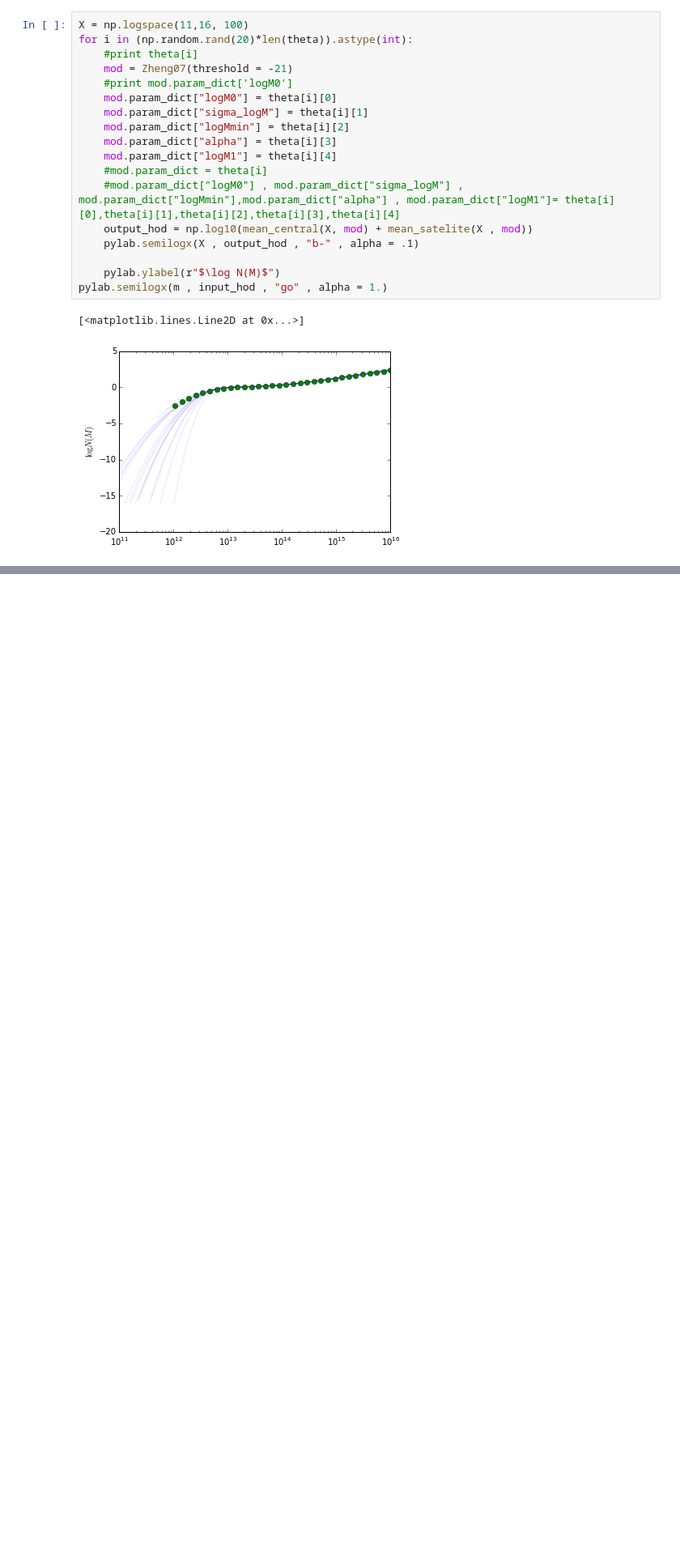
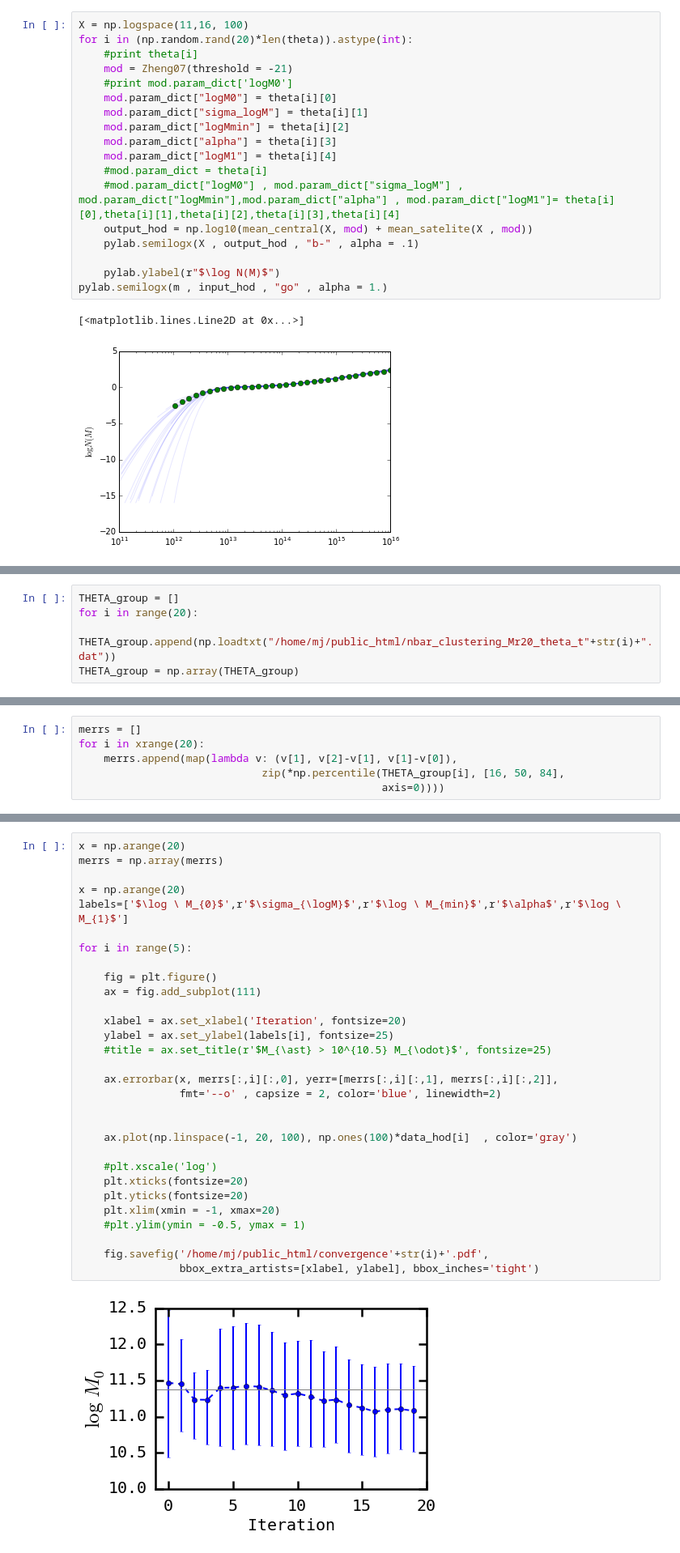
Before and after one commit to mjvakili/ccppabc, a Jupyter notebook: halo/code/Untitled1.ipynb, the cells around one changed output, grey strips where cells are left out. Shown: that part at 81% size. Cells and saved outputs as stored; diff of their text form; blank space fills up the shorter version.

```diff
--- a/halo/code/Untitled1.ipynb
+++ b/halo/code/Untitled1.ipynb
@@ -107,0 +181,5 @@ pylab.semilogx(m , input_hod , "go" , alpha = 1.)
+# %%
+THETA_group = []
+for i in range(20):
+    THETA_group.append(np.loadtxt("/home/mj/public_html/nbar_clustering_Mr20_theta_t"+str(i)+".dat"))
+THETA_group = np.array(THETA_group)
@@ -107,0 +190,6 @@ pylab.semilogx(m , input_hod , "go" , alpha = 1.)
+# %%
+merrs = []
+for i in xrange(20):
+    merrs.append(map(lambda v: (v[1], v[2]-v[1], v[1]-v[0]),
+                             zip(*np.percentile(THETA_group[i], [16, 50, 84],
+                                                axis=0))))
@@ -107,0 +200,32 @@ pylab.semilogx(m , input_hod , "go" , alpha = 1.)
+# %%
+x = np.arange(20)
+merrs = np.array(merrs)
+
+x = np.arange(20)
+labels=['$\log \ M_{0}$',r'$\sigma_{\logM}$',r'$\log \ M_{min}$',r'$\alpha$',r'$\log \ M_{1}$']
+
+for i in range(5):
+
+    fig = plt.figure()
+    ax = fig.add_subplot(111)
+
+    xlabel = ax.set_xlabel('Iteration', fontsize=20)
+    ylabel = ax.set_ylabel(labels[i], fontsize=25)
+    #title = ax.set_title(r'$M_{\ast} > 10^{10.5} M_{\odot}$', fontsize=25)
+
+    ax.errorbar(x, merrs[:,i][:,0], yerr=[merrs[:,i][:,1], merrs[:,i][:,2]],
+                fmt='--o' , capsize = 2, color='blue', linewidth=2)
+
+
+    ax.plot(np.linspace(-1, 20, 100), np.ones(100)*data_hod[i]  , color='gray')
+
+    #plt.xscale('log')
+    plt.xticks(fontsize=20)
+    plt.yticks(fontsize=20)
+    plt.xlim(xmin = -1, xmax=20)
+    #plt.ylim(ymin = -0.5, ymax = 1)
+
+    fig.savefig('/home/mj/public_html/convergence'+str(i)+'.pdf',
+                bbox_extra_artists=[xlabel, ylabel], bbox_inches='tight')
+# %% [output]
+[figure, added]
```
Also changed, not shown: parts of 17 cells of this notebook.
